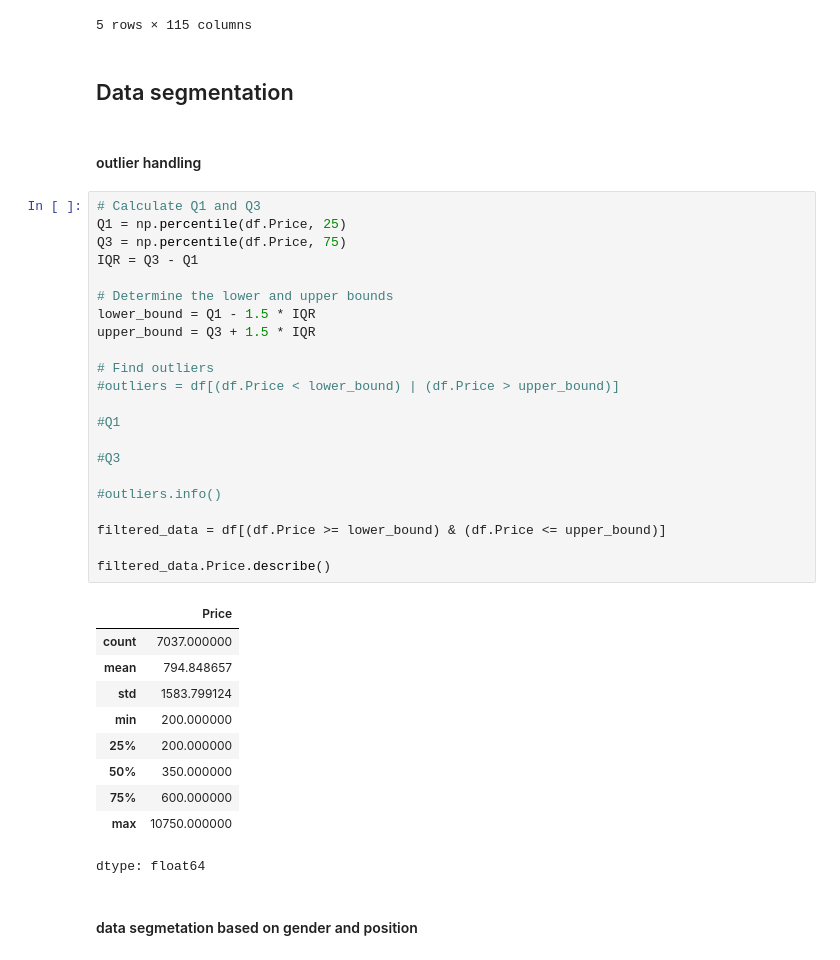
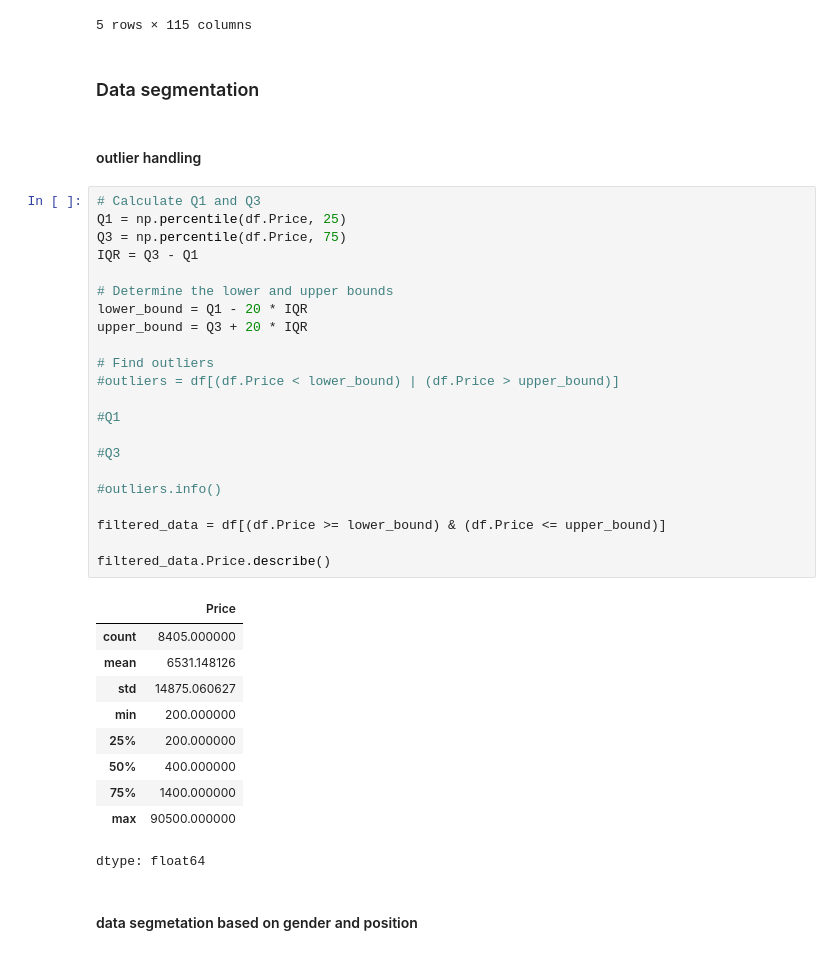
Before and after one commit to saborsoft/ljmu-ds-thesis, a Jupyter notebook: tamas_flesch_thesis_project_neural_network_step.ipynb, the cells around one changed output. Cells and saved outputs as stored; diff of their text form.

```diff
--- a/tamas_flesch_thesis_project_neural_network_step.ipynb
+++ b/tamas_flesch_thesis_project_neural_network_step.ipynb
@@ -113,41 +116,41 @@ df.head()
 | 4 | Johan Cruyff | 97 | 3550000.0 | 5 | 5 | 93.0 | 95 | ... |
 5 rows × 115 columns
 # %% [markdown]
-## Data segmentation
+### Data segmentation
 # %% [markdown]
 #### outlier handling
 # %%
 # Calculate Q1 and Q3
 Q1 = np.percentile(df.Price, 25)
 Q3 = np.percentile(df.Price, 75)
 IQR = Q3 - Q1
 
 # Determine the lower and upper bounds
-lower_bound = Q1 - 1.5 * IQR
-upper_bound = Q3 + 1.5 * IQR
+lower_bound = Q1 - 20 * IQR
+upper_bound = Q3 + 20 * IQR
 
 # Find outliers
 #outliers = df[(df.Price < lower_bound) | (df.Price > upper_bound)]
 
 #Q1
 
 #Q3
 
 #outliers.info()
 
 filtered_data = df[(df.Price >= lower_bound) & (df.Price <= upper_bound)]
 
 filtered_data.Price.describe()
 # %% [output]
 |  | Price |
-| count | 7037.000000 |
-| mean | 794.848657 |
-| std | 1583.799124 |
+| count | 8405.000000 |
+| mean | 6531.148126 |
+| std | 14875.060627 |
 | min | 200.000000 |
 | 25% | 200.000000 |
-| 50% | 350.000000 |
-| 75% | 600.000000 |
-| max | 10750.000000 |
+| 50% | 400.000000 |
+| 75% | 1400.000000 |
+| max | 90500.000000 |
 dtype: float64
 # %% [markdown]
 #### data segmetation based on gender and position
```
Also changed, not shown: parts of 16 cells of this notebook.
